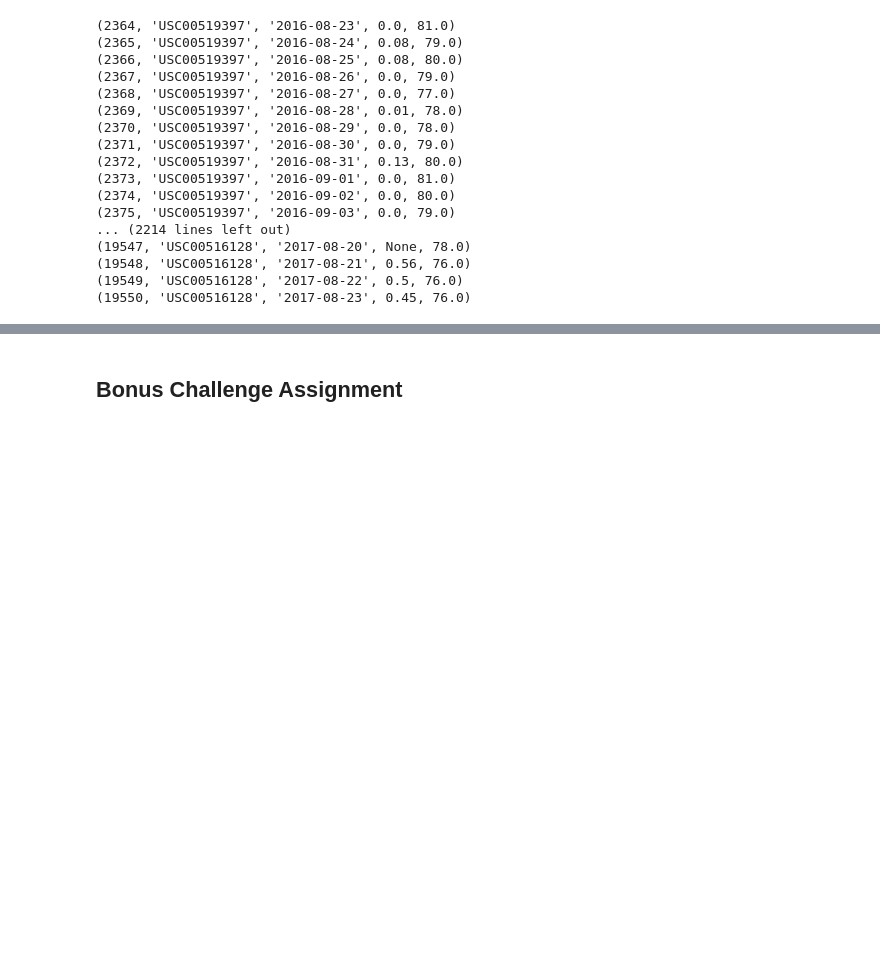
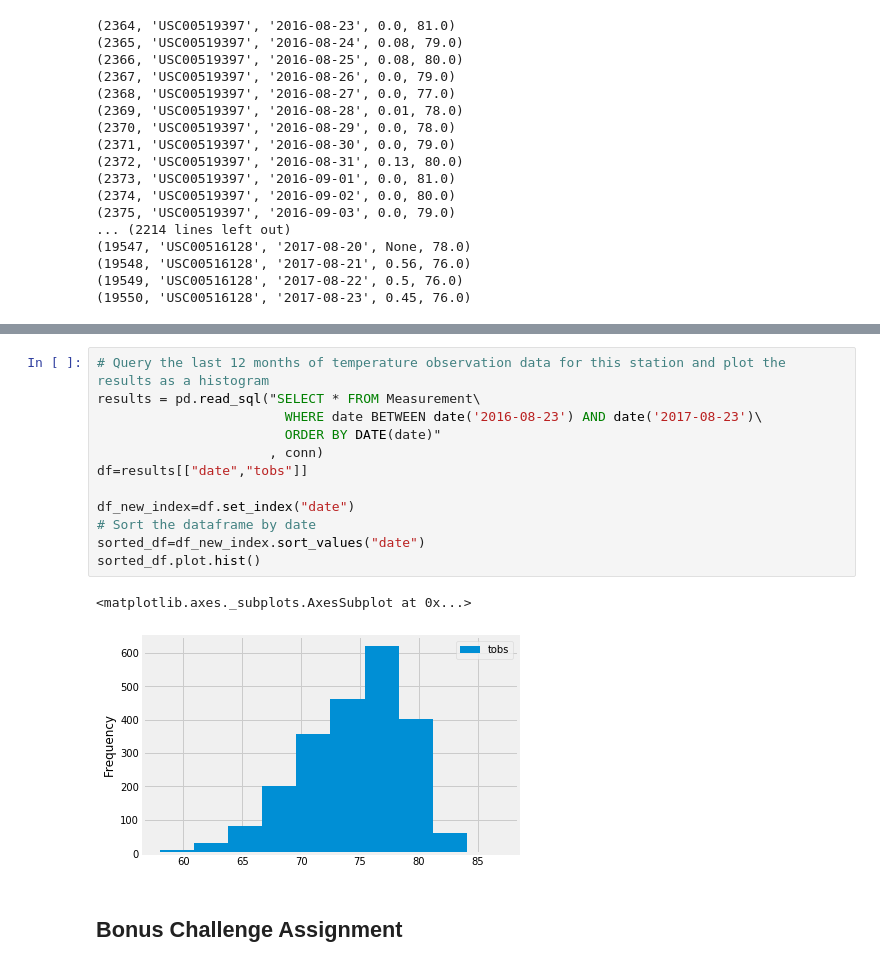
Before and after one commit to clemiblac/sqlalchemy-challenge, a Jupyter notebook: Case_Assignment/climate_starter.ipynb, the cells around one changed output, grey strips where cells are left out. Drawn from its saved outputs; the diff is of its cells as text; blank space fills up the shorter version.

```diff
--- a/Case_Assignment/climate_starter.ipynb
+++ b/Case_Assignment/climate_starter.ipynb
@@ -159,3 +270,18 @@ results.set_index("date")
+# %%
+# Query the last 12 months of temperature observation data for this station and plot the results as a histogram
+results = pd.read_sql("SELECT * FROM Measurement\
+                        WHERE date BETWEEN date('2016-08-23') AND date('2017-08-23')\
+                        ORDER BY DATE(date)"
+                      , conn)
+df=results[["date","tobs"]]
+
+df_new_index=df.set_index("date")
+# Sort the dataframe by date
+sorted_df=df_new_index.sort_values("date")
+sorted_df.plot.hist()
+# %% [output]
+<matplotlib.axes._subplots.AxesSubplot at 0x...>
+[figure, added]
 # %% [markdown]
 ## Bonus Challenge Assignment
 # %%
```
Also changed, not shown: parts of 12 cells of this notebook.
